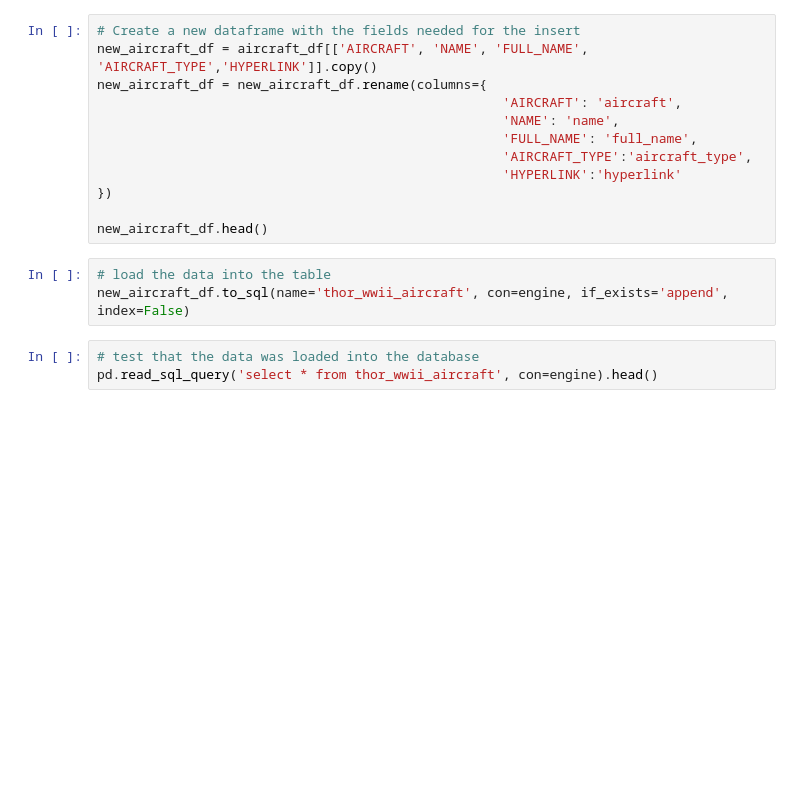
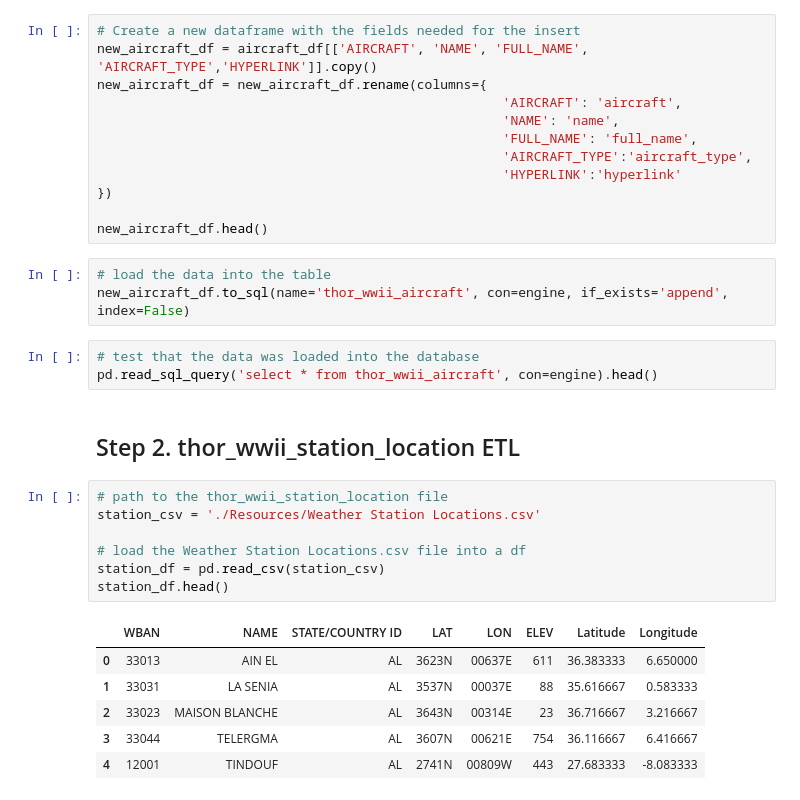
Before and after one commit to MrBadinger/ETL_Challenge, a Jupyter notebook: thor_etl.ipynb, the cells around one changed output. Cells and saved outputs as stored; diff of their text form; blank space fills up the shorter version.

```diff
--- a/thor_etl.ipynb
+++ b/thor_etl.ipynb
@@ -33,3 +40,19 @@ new_aircraft_df.to_sql(name='thor_wwii_aircraft', con=engine, if_exists='append'
 # %%
 # test that the data was loaded into the database
 pd.read_sql_query('select * from thor_wwii_aircraft', con=engine).head()
+# %% [markdown]
+## Step 2. thor_wwii_station_location ETL
+# %%
+# path to the thor_wwii_station_location file
+station_csv = './Resources/Weather Station Locations.csv'
+
+# load the Weather Station Locations.csv file into a df
+station_df = pd.read_csv(station_csv)
+station_df.head()
+# %% [output]
+|  | WBAN | NAME | STATE/COUNTRY ID | LAT | LON | ELEV | Latitude | Longitude |
+| 0 | 33013 | AIN EL | AL | 3623N | 00637E | 611 | 36.383333 | 6.650000 |
+| 1 | 33031 | LA SENIA | AL | 3537N | 00037E | 88 | 35.616667 | 0.583333 |
+| 2 | 33023 | MAISON BLANCHE | AL | 3643N | 00314E | 23 | 36.716667 | 3.216667 |
+| 3 | 33044 | TELERGMA | AL | 3607N | 00621E | 754 | 36.116667 | 6.416667 |
+| 4 | 12001 | TINDOUF | AL | 2741N | 00809W | 443 | 27.683333 | -8.083333 |
```
Also changed, not shown: parts of 11 cells of this notebook, 1 other file.
